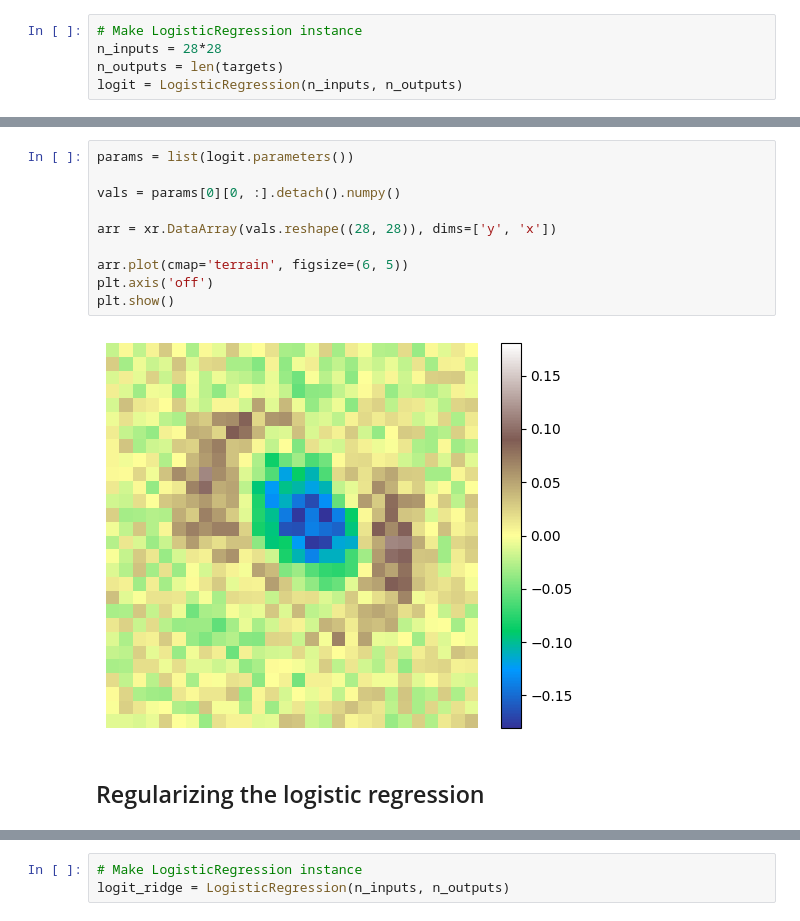
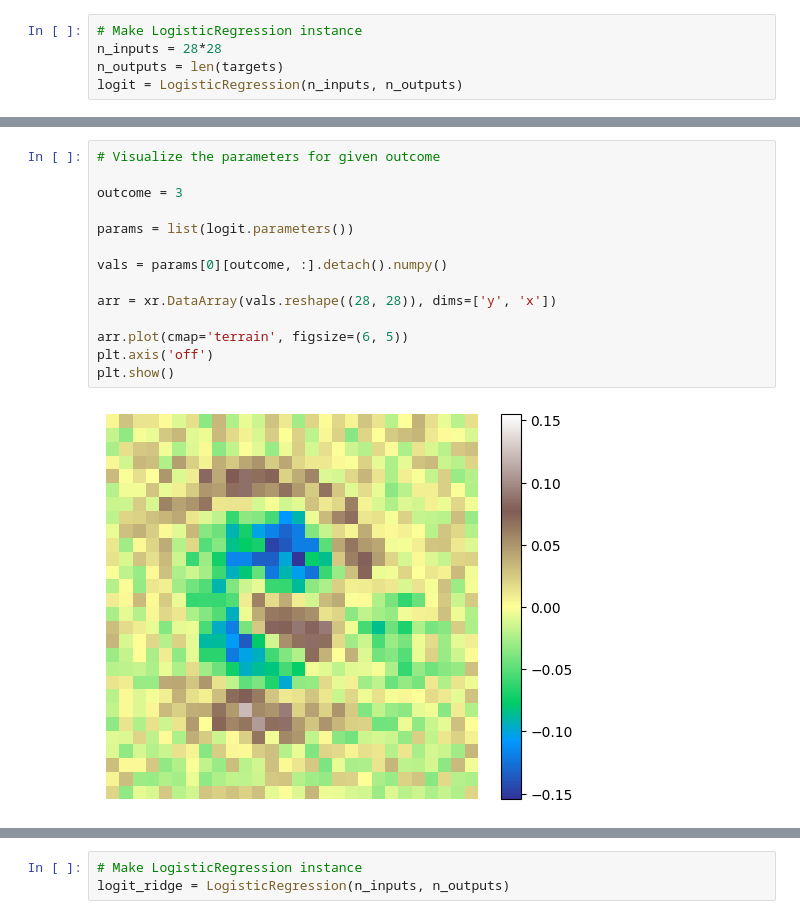
Before and after one commit to seaarts/proppy, a Jupyter notebook: examples/antwerp/torch_example.ipynb, the cells around one changed output, grey strips where cells are left out. Cells and saved outputs as stored; diff of their text form.

```diff
--- a/examples/antwerp/torch_example.ipynb
+++ b/examples/antwerp/torch_example.ipynb
@@ -140,14 +180,16 @@ plt.show()
 # %%
+# Visualize the parameters for given outcome
+
+outcome = 3
+
 params = list(logit.parameters())
 
-vals = params[0][0, :].detach().numpy()
+vals = params[0][outcome, :].detach().numpy()
 
 arr = xr.DataArray(vals.reshape((28, 28)), dims=['y', 'x'])
 
 arr.plot(cmap='terrain', figsize=(6, 5))
 plt.axis('off')
 plt.show()
 # %% [output]
-[figure, old version]
+[figure, new version]
-# %% [markdown]
-## Regularizing the logistic regression
```
Also changed, not shown: parts of 15 cells of this notebook.
